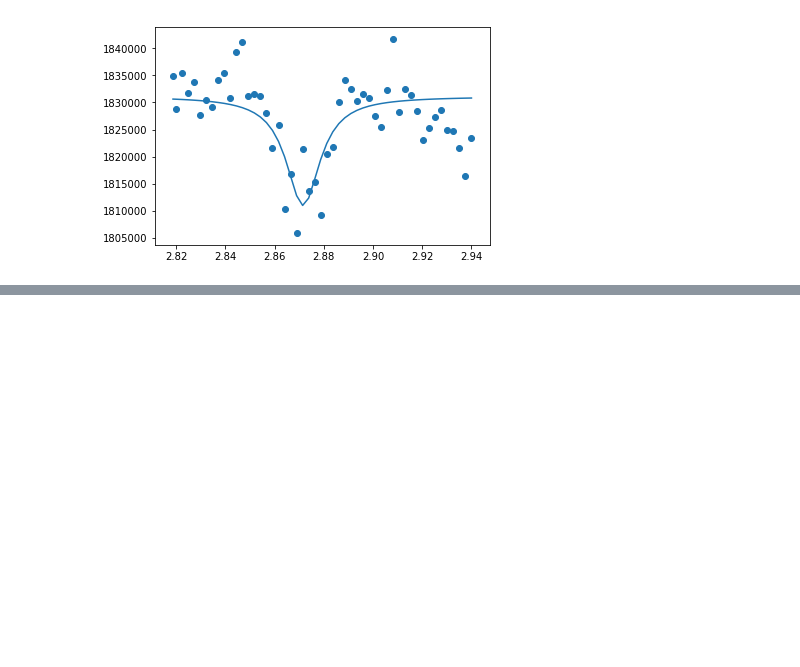
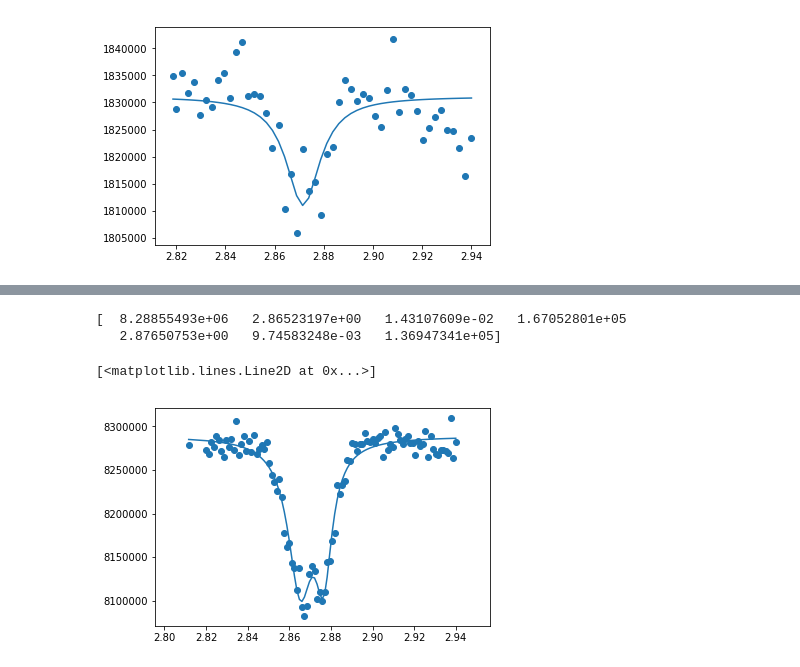
Before and after one commit to Lyra-Cronin/Thesis-Python, a Jupyter notebook: Graphing.ipynb, the cells around one changed output, grey strips where cells are left out. Drawn from its saved outputs; the diff is of its cells as text; code cells hidden in the pictures; blank space fills up the shorter version.

```diff
--- a/Graphing.ipynb
+++ b/Graphing.ipynb
@@ -12,6 +7,9 @@ plt.scatter([2.702946, 2.71, 2.71428571, 2.71857143, 2.72285714, 2.72714286, 2.7
 # %%
 def lorentzian_dip(frequencies, centre, FWHM, height, amplitude):
     return -amplitude*(1/(1 + ((frequencies - centre)/(FWHM / 2))**2)) + height
+# %%
+def double_lorentzian_dip(frequencies, height, centre_1, FWHM_1, amplitude_1, centre_2, FWHM_2, amplitude_2):
+    return -amplitude_1*(1/(1 + ((frequencies - centre_1)/(FWHM_1 / 2))**2)) -amplitude_2*(1/(1 + ((frequencies - centre_2)/(FWHM_2 / 2))**2)) + height
 # %%
 frequencies = np.array([2.702946, 2.71, 2.71428571, 2.71857143, 2.72285714, 2.72714286, 2.73142857, 2.73571429, 2.74, 2.74428571, 2.74857143, 2.75285714, 2.75714286, 2.76142857, 2.76571429, 2.77, 2.77428571, 2.77857143, 2.78285714, 2.78714286, 2.79142857, 2.79571429, 2.8, 2.80428571, 2.80857143, 2.81285714, 2.81714286, 2.82142857, 2.82571429, 2.83, 2.83428571, 2.83857143, 2.84285714, 2.84714286, 2.85142857, 2.85571429, 2.86, 2.86428571, 2.86857143, 2.87285714, 2.87714286, 2.88142857, 2.88571429, 2.89, 2.89428571, 2.89857143, 2.90285714, 2.90714286, 2.91142857, 2.91571429, 2.92])
 counts = np.array([945857.0, 946934.0, 949671.0, 949673.0, 947100.0, 943919.0, 948653.0, 948378.0, 958911.0, 950349.0, 945355.0, 951565.0, 956910.0, 955462.0, 951546.0, 962008.0, 945889.0, 951005.0, 947155.0, 950257.0, 946347.0, 950314.0, 949709.0, 946750.0, 945750.0, 941995.0, 947225.0, 946653.0, 950767.0, 953844.0, 953355.0, 947600.0, 954023.0, 951904.0, 947811.0, 943947.0, 940515.0, 935392.0, 939033.0, 937796.0, 933635.0, 943417.0, 946664.0, 954790.0, 943377.0, 946146.0, 953651.0, 953699.0, 945959.0, 953850.0, 945759.0])
@@ -48,0 +55,10 @@ plt.scatter(frequencies, counts)
+# %%
+popt, pcov = curve_fit(double_lorentzian_dip, frequencies, counts, p0=[9e5, 2.86, 0.03, 2e5, 2.88, 0.03, 2e5])
+print(popt)
+plt.scatter(frequencies, counts)
+plt.plot(frequencies, double_lorentzian_dip(frequencies, *popt))
+# %% [output]
+[  8.28855493e+06   2.86523197e+00   1.43107609e-02   1.67052801e+05
+   2.87650753e+00   9.74583248e-03   1.36947341e+05]
+[<matplotlib.lines.Line2D at 0x...>]
+[figure, added]
```
Also changed, not shown: parts of 8 cells of this notebook, 1 other file.
